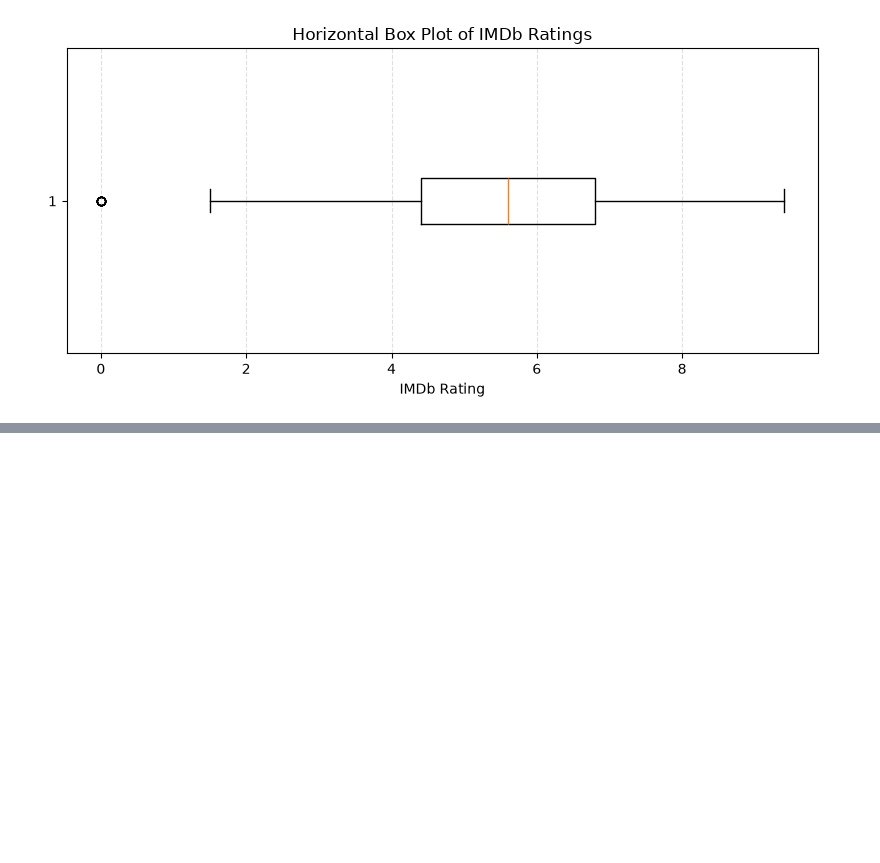
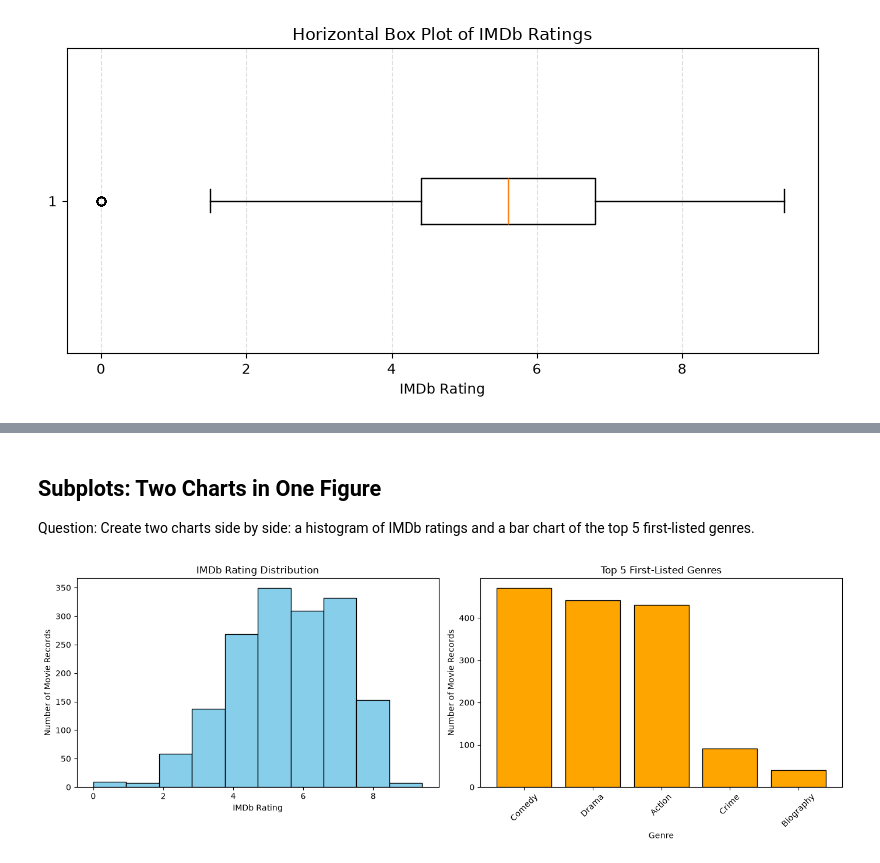
Before and after one commit to shivamdhamange/DATA-SCIENCE, a Jupyter notebook: matplotlib/day 16 matplotlib.ipynb, the cells around one changed output, grey strips where cells are left out. Drawn from its saved outputs; the diff is of its cells as text; code cells hidden in the pictures; blank space fills up the shorter version.

```diff
--- a/shivam/day 16 matplotlib.ipynb
+++ b/matplotlib/day 16 matplotlib.ipynb
@@ -788,0 +815,24 @@ plt.show()
+# %% [markdown]
+## Subplots: Two Charts in One Figure
+
+Question: Create two charts side by side: a histogram of IMDb ratings and a bar chart of the top 5 first-listed genres.
+# %%
+fig, axes = plt.subplots(1, 2, figsize=(14, 5))
+
+axes[0].hist(df["imdb_rating"].dropna(), bins=10,
+             color="skyblue", edgecolor="black")
+axes[0].set_title("IMDb Rating Distribution")
+axes[0].set_xlabel("IMDb Rating")
+axes[0].set_ylabel("Number of Movie Records")
+
+axes[1].bar(genre_counts.index, genre_counts.values,
+            color="orange", edgecolor="black")
+axes[1].set_title("Top 5 First-Listed Genres")
+axes[1].set_xlabel("Genre")
+axes[1].set_ylabel("Number of Movie Records")
+axes[1].tick_params(axis="x", rotation=45)
+
+plt.tight_layout()
+plt.show()
+# %% [output]
+[figure, added]
```
Also changed, not shown: parts of 2 cells of this notebook, 3 other files.
